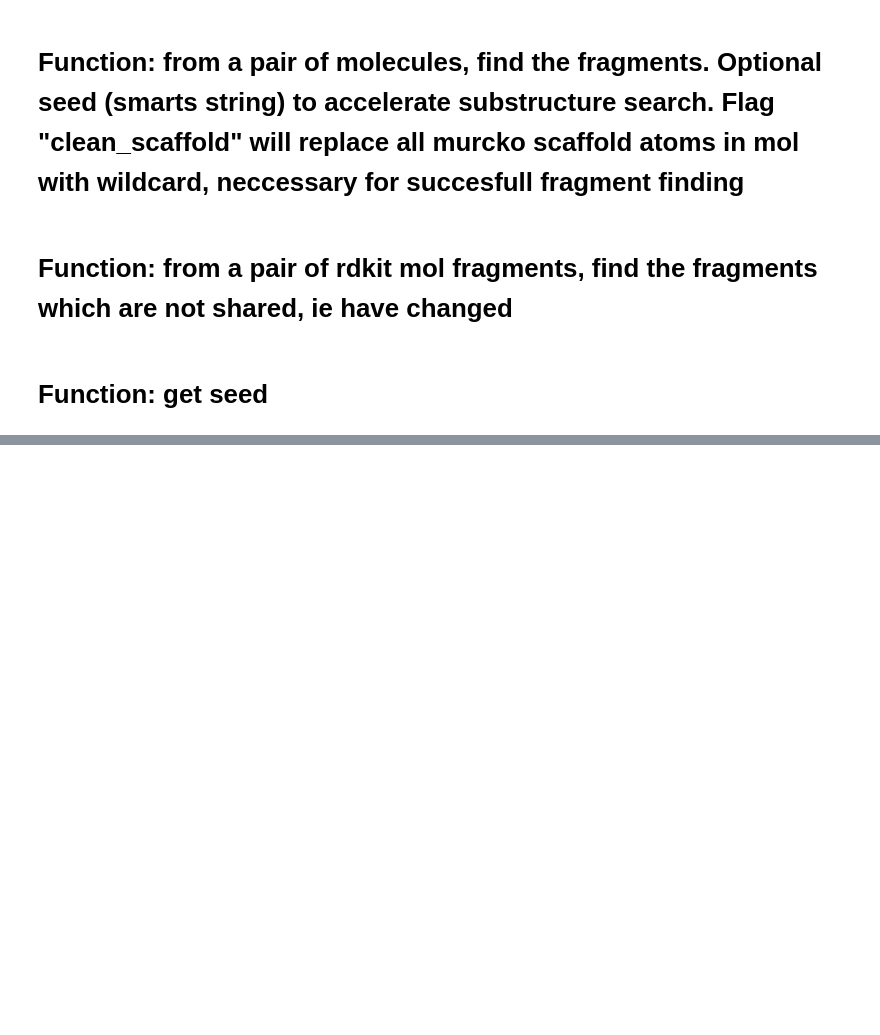
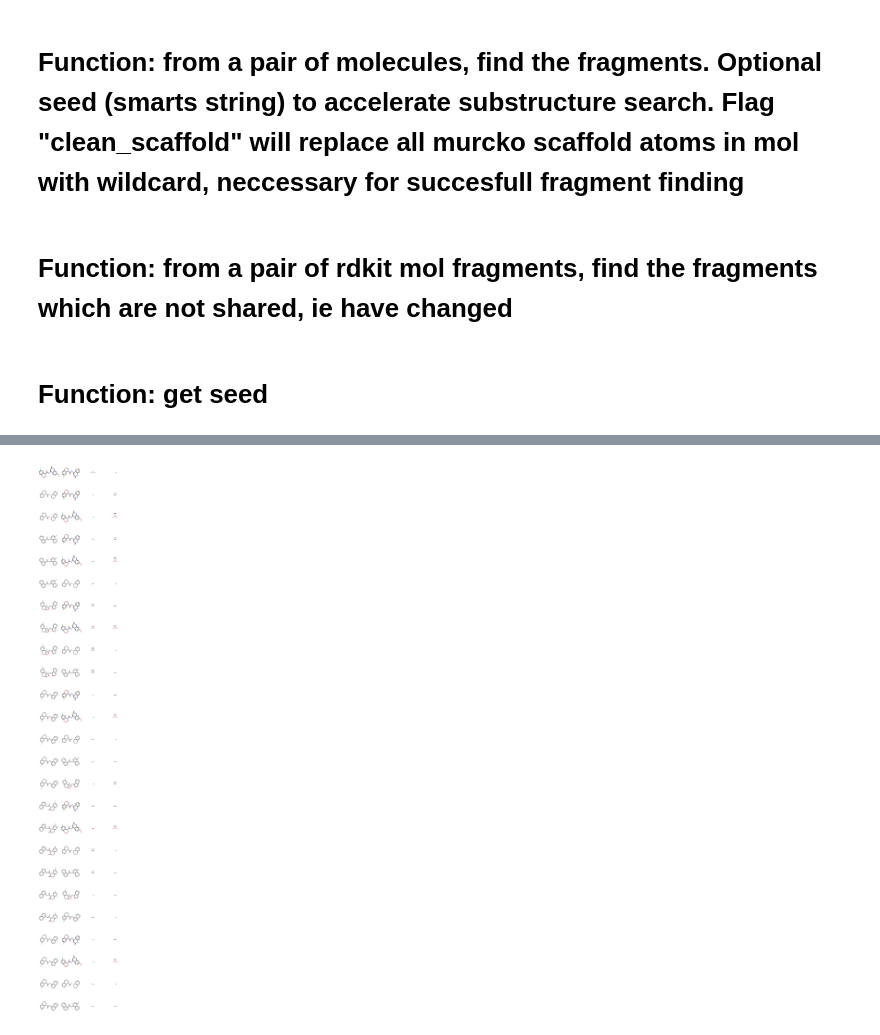
Before and after one commit to michellab/RBFENN, a Jupyter notebook: CLI/week7/accelerated_grafting.ipynb, the cells around one changed output, grey strips where cells are left out. Saved outputs shown, nothing was run; the diff lists cells and outputs as text; code cells hidden in the pictures; blank space fills up the shorter version.

```diff
--- a/CLI/week7/accelerated_grafting.ipynb
+++ b/CLI/week7/accelerated_grafting.ipynb
@@ -534,0 +322,10 @@ print(round(t6-t5, 3), "seconds")
+# %%
+all_frags = []
+pairwise = []
+m_array = []
+
+for i in range(len(mols_subset)):
+    for j in range(i):
+        frags1, frags2 = GetFragmentsFromPair(mols_subset[i],mols_subset[j],clean_scaffold=True)#Must run without seed and clean scaffold = True
+        m_array.append((all_mols_subset[i],all_mols_subset[j]))
+        all_frags.append((frags1,frags2))
@@ -534,0 +334,14 @@ print(round(t6-t5, 3), "seconds")
+# %%
+display_mols = []
+for (m1,m2),(f1,f2) in zip(m_array,all_frags):
+
+    if Chem.MolToSmiles(f1) == "":
+        f1 = Chem.MolFromSmiles("C")
+    if Chem.MolToSmiles(f2) == "":
+        f2 = Chem.MolFromSmiles("C")
+
+    display_mols += [m1,m2,f1,f2]
+# %%
+display(Draw.MolsToGridImage(display_mols,molsPerRow=4,maxMols=100))
+# %% [output]
+[figure, added]
```
Also changed, not shown: parts of 34 cells of this notebook, 40 other files.
